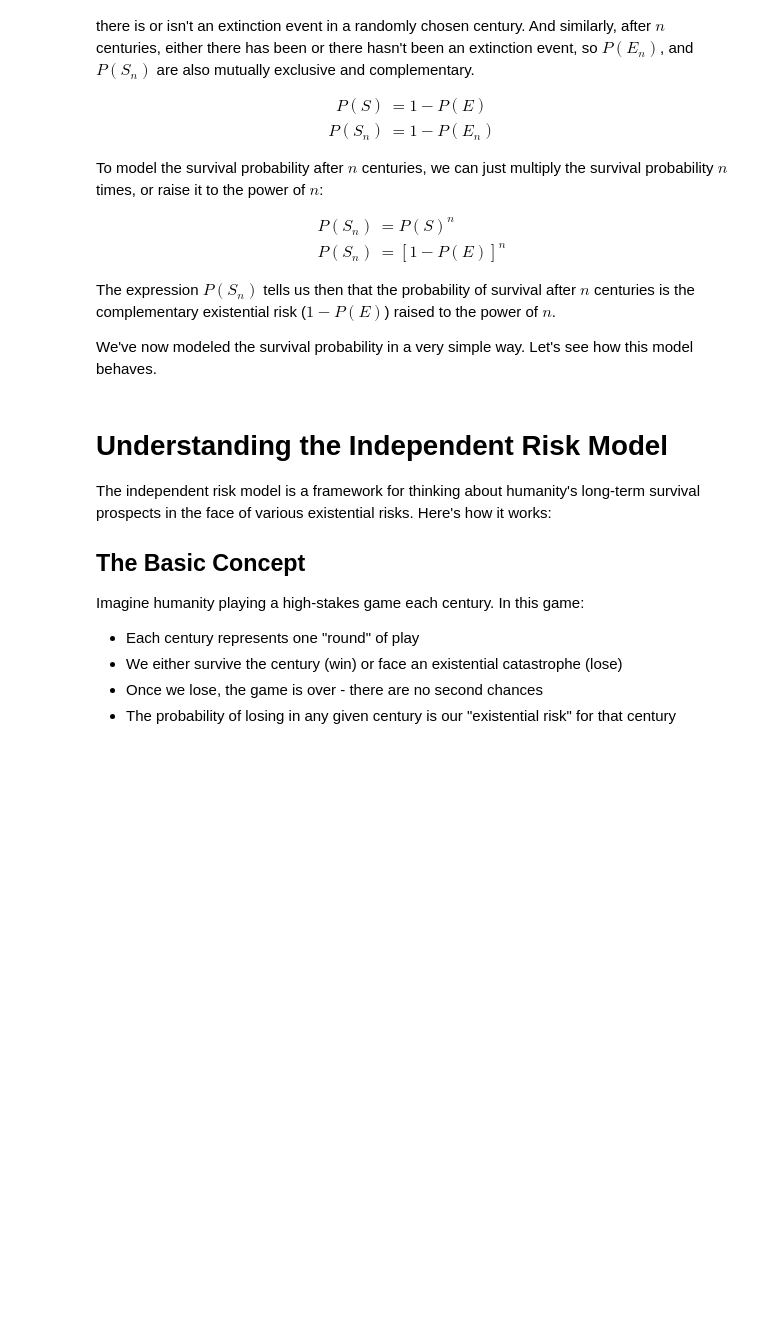
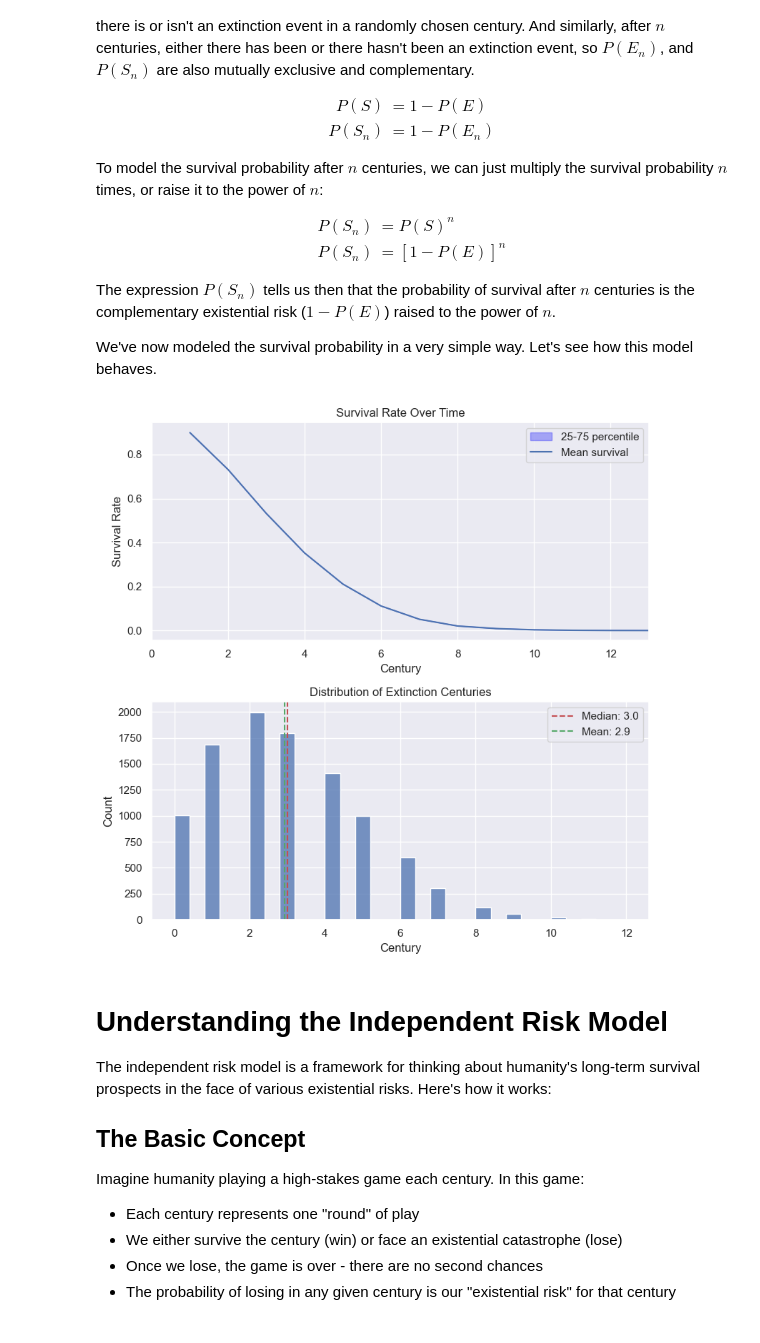
Before and after one commit to aarangop/the-extinction-game, a Jupyter notebook: survival_modeling_orig.ipynb, the cells around one changed output. Drawn from its saved outputs; the diff is of its cells as text; code cells hidden in the pictures; blank space fills up the shorter version.

```diff
--- a/survival_modeling.ipynb
+++ b/survival_modeling_orig.ipynb
@@ -105,3 +92,19 @@ def probability_of_survival_after_n_centuries(n, xrisk):
+# %%
+model = DisjoinEventsConstantRiskModel(1000, 0.1)
+experiment = Experiment(model, n_simulations=10000)
+# %%
+survival, extinction_centuries = experiment.run()
+# %%
+stats, survival_by_century = experiment.get_stats()
+# %%
+fig, axes = plt.subplots(2, 1, figsize=(8, 8))
+ax = experiment.plot_survival_rate(ax=axes[0])
+latest_extinction = stats['latest_extinction'].max()
+ax.set_xlim([0, latest_extinction + 1])
+
+ax_hist = experiment.plot_extinction_century_histogram(ax=axes[1])
+# %% [output]
+[figure, added]
 # %% [markdown]
 # Understanding the Independent Risk Model
 
```
Also changed, not shown: parts of 8 cells of this notebook, 9 other files.
